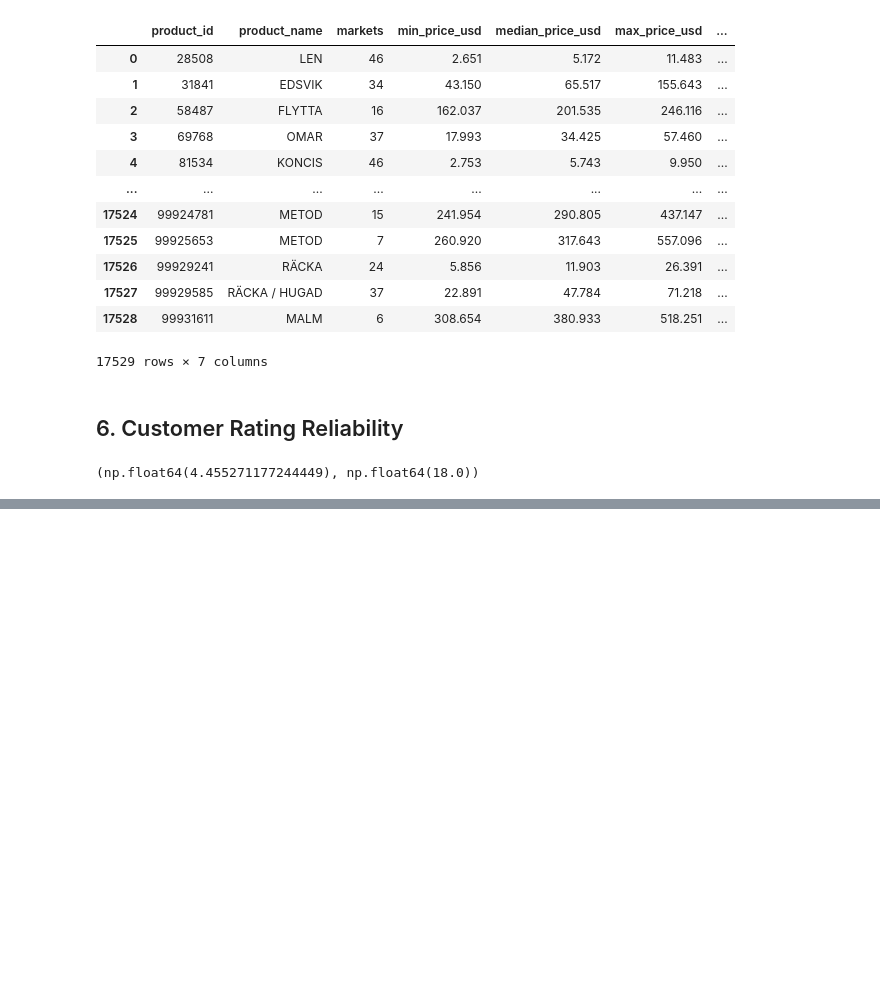
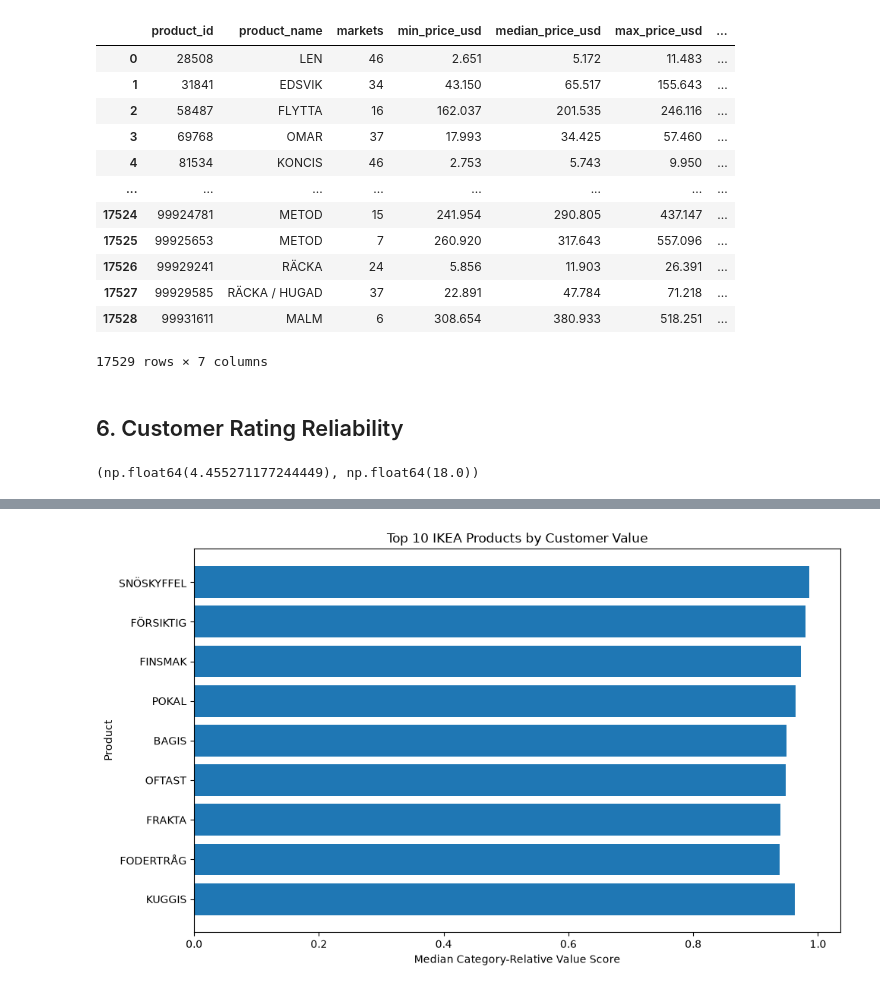
Before and after one commit to andrew-zhou23/ikea-global-pricing-analysis, a Jupyter notebook: notebooks/ikea_global_pricing_analysis.ipynb, the cells around one changed output, grey strips where cells are left out. Cells and saved outputs as stored; diff of their text form; code cells hidden in the pictures; blank space fills up the shorter version.

```diff
--- a/notebooks/ikea_global_pricing_analysis.ipynb
+++ b/notebooks/ikea_global_pricing_analysis.ipynb
@@ -901,0 +945,5 @@ value_df = rating_df[
+# %%
+value_df["value_score"] = (
+    value_df["rating_percentile"]
+    - value_df["price_percentile"]
+)
@@ -901,0 +986,17 @@ value_df = rating_df[
+# %%
+product_value = product_value[
+    product_value[
+        "markets_evaluated"
+    ] >= 3
+].copy()
+# %%
+top_value_products = (
+    product_value
+    .sort_values(
+        "median_value_score",
+        ascending=False
+    )
+    .head(10)
+)
+
+top_value_products
@@ -901,0 +1015,24 @@ value_df = rating_df[
+# %%
+plot_df = (
+    top_value_products
+    .sort_values("median_value_score")
+)
+
+plt.figure(figsize=(10, 6))
+
+plt.barh(
+    plot_df["product_name"],
+    plot_df["median_value_score"]
+)
+
+plt.xlabel("Median Category-Relative Value Score")
+plt.ylabel("Product")
+
+plt.title(
+    "Top 10 IKEA Products by Customer Value"
+)
+
+plt.tight_layout()
+plt.show()
+# %% [output]
+[figure, added]
```
Also changed, not shown: parts of 34 cells of this notebook, 3 other files.
